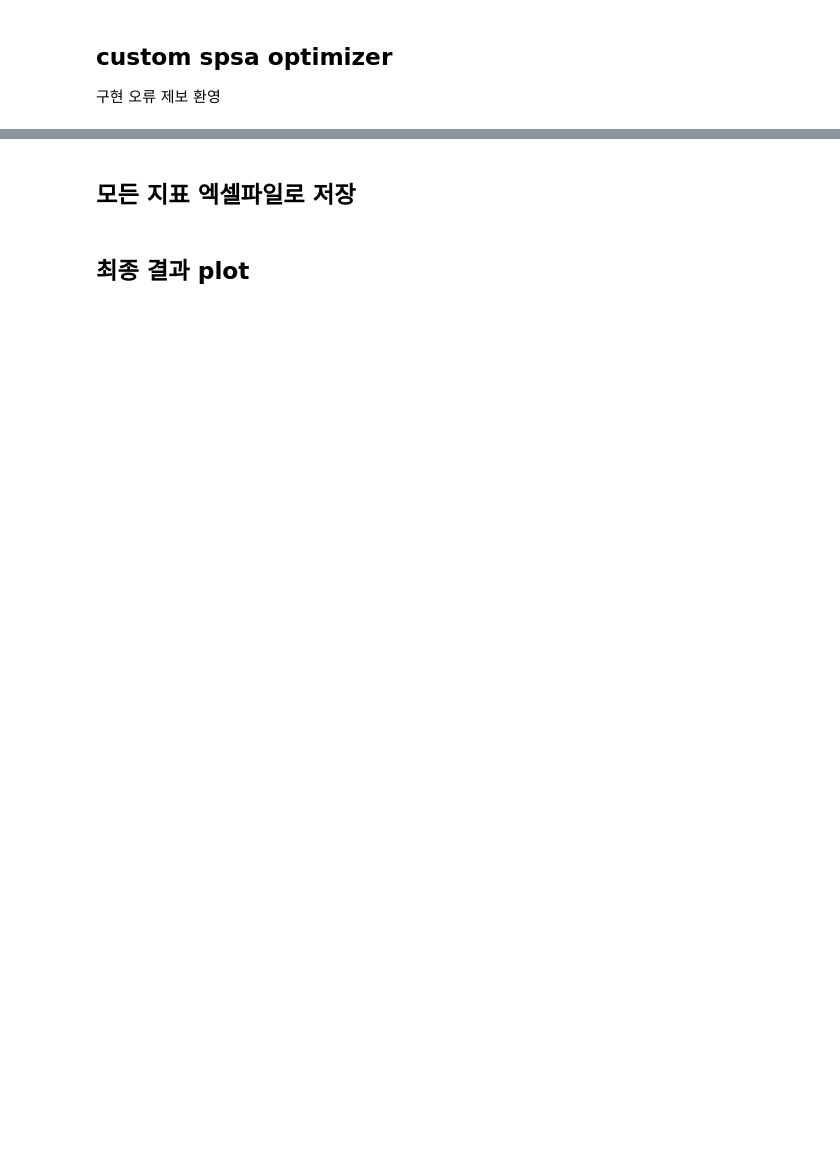
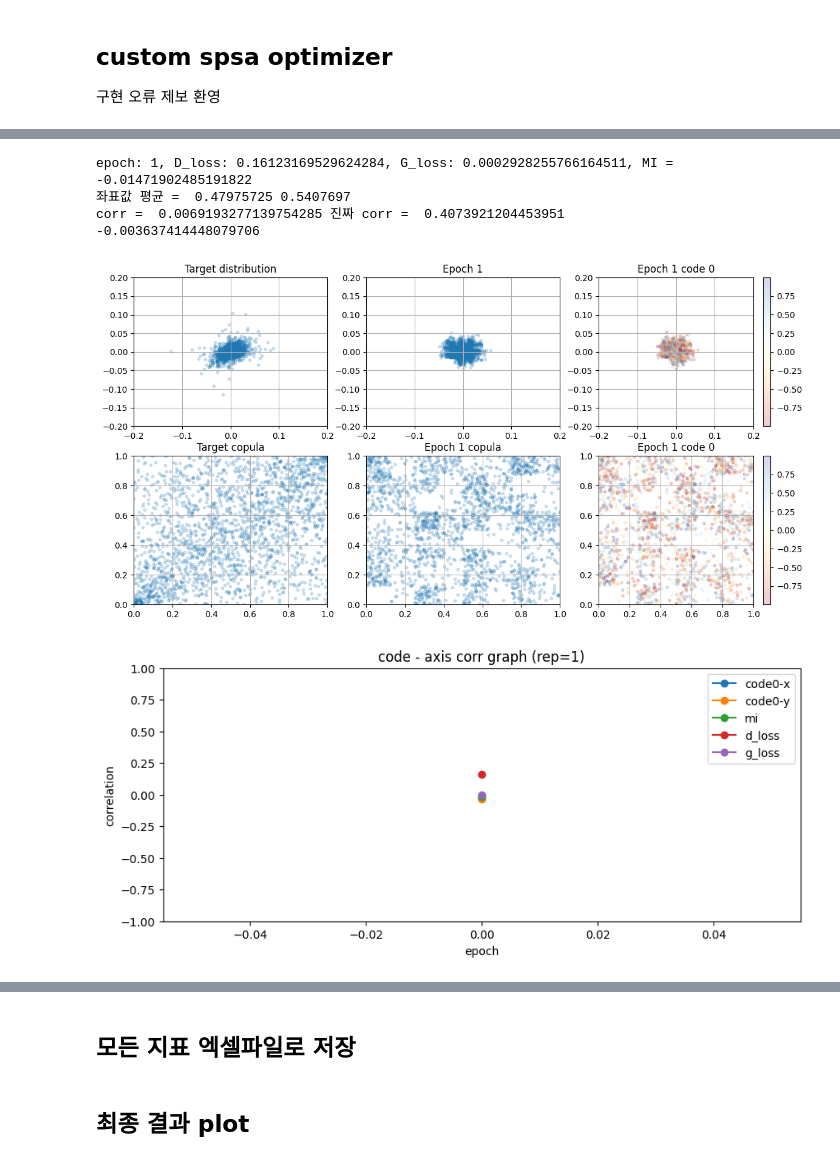
Before and after one commit to red1108/infoQGAN-outdated-, a Jupyter notebook: infoQGAN_finance/code_spsa.ipynb, the cells around one changed output, grey strips where cells are left out. Drawn from its saved outputs; the diff is of its cells as text; code cells hidden in the pictures; blank space fills up the shorter version.

```diff
--- a/infoQGAN_finance/code_spsa.ipynb
+++ b/infoQGAN_finance/code_spsa.ipynb
@@ -124,8 +122,6 @@ coeff = 0.2
 def generator_init(generator_input):
     for i in range(noise_qubits):
         qml.Hadamard(wires=i)
-    for i in range(noise_qubits):
-        qml.RZ(generator_input[i]*np.pi/2, wires=i) # TODO: *a 해서 값 범위 맞추기
     for i in range(noise_qubits//2):
         qml.CNOT(wires=[i, i+noise_qubits//2])
 
@@ -152,15 +148,15 @@ def generator_forward(params, generator_input):
     generator_output = [generator_circuit(params, single_in) for single_in in generator_input]
     values = []
     for output in generator_output:
-        x = 0
-        y = 0
+        gen_x = 0
+        gen_y = 0
         for i in range(noise_qubits//2):
-            x += (0.5**(i+1)) * output[i]
+            gen_x += (0.5**(i+1)) * output[i]
         for i in range(noise_qubits//2, noise_qubits):
-            y += (0.5**(i-noise_qubits//2+1)) * output[i]
-        x += random.randint(0, (2**20)-1) / (2**23)
-        y += random.randint(0, (2**20)-1) / (2**23)
-        values.append([x, y])
+            gen_y += (0.5**(i-noise_qubits//2+1)) * output[i]
+        gen_x += random.randint(0, (2**20)-1) / (2**23)
+        gen_y += random.randint(0, (2**20)-1) / (2**23)
+        values.append([gen_x, gen_y])
     generator_output = torch.tensor(values) # (-1, 2) 차원
     return generator_output
 
@@ -403,13 +401,13 @@ for i in range(code_qubits):
 recorder = {k: [] for k in recorder_keywords}
 final_rep = 0
 
-c_target = np.corrcoef(x[:,0], x[:,1])[0,1]
+c_target = np.corrcoef(target_distribution[:,0], target_distribution[:,1])[0,1]
 
 x_recorder = []
 
 for rep in range(1, epoch+1):
-    np.random.shuffle(x)
-    iter_num = int(BATCH_SIZE // MINIBATCH_SIZE) # 매번 50% 추출해서 학습. 셔플하니까 자투리 생기는건 무시.
+    np.random.shuffle(target_distribution)
+    iter_num = int(min(BATCH_SIZE,len(target_distribution))  // MINIBATCH_SIZE) # 매번 50% 추출해서 학습. 셔플하니까 자투리 생기는건 무시.
     #iter_num = 16
     generator_seeds = torch.rand((BATCH_SIZE, n_qubits)) * 2 - 1 # seed = (2048, n_qubits)
     gen_outputs = generator_forward(generator_params, generator_seeds).detach() # 2048번 돌아간다
@@ -425,16 +423,16 @@ for rep in range(1, epoch+1):
                                                       stock_returns["MSFT"].mean(), stock_returns["MSFT"].std())
     gen_rev = torch.FloatTensor(np.column_stack((gen_rev_x, gen_rev_y)))
     gen_rev.to(device)
+
     for i in pbar:
-        x_indices = np.random.choice(len(copula_points), size=MINIBATCH_SIZE)
-        batch = torch.FloatTensor(copula_points[x_indices])
+        x_indices = np.random.choice(len(target_distribution), size=MINIBATCH_SIZE)
+        batch = torch.FloatTensor(target_distribution[x_indices])
 
         fake_input = gen_rev[MINIBATCH_SIZE * i : MINIBATCH_SIZE * i + MINIBATCH_SIZE]
         generator_seed = generator_seeds[MINIBATCH_SIZE * i : MINIBATCH_SIZE * i + MINIBATCH_SIZE]
 
         # train discriminator
         disc_loss = disc_cost_fn(batch, fake_input, smoothing=False)
-        print("disc loss = ", disc_loss)
         D_opt.zero_grad()
         disc_loss.requires_grad_(True)
         disc_loss.backward()
@@ -468,30 +466,37 @@ for rep in range(1, epoch+1):
     recorder['mi'].append(mi_sum/iter_num)
 
     gen_outputs = gen_outputs.numpy()
     print("epoch: {}, D_loss: {}, G_loss: {}, MI = {}".format(rep, D_loss_sum/iter_num, G_loss, mi_sum/iter_num))
     print("좌표값 평균 = ", np.mean(gen_outputs[:,0]), np.mean(gen_outputs[:,1]))
 
     c_gen = np.corrcoef(gen_outputs[:,0], gen_outputs[:,1])[0,1]
     print("corr = ", c_gen, "진짜 corr = ", c_target)
     recorder['corr'].append(c_gen)
 
     df = pd.DataFrame({'x': gen_outputs[:, 0], 'y': gen_outputs[:, 1]})
     for i in range(code_qubits):
         df[f'code{i}']=generator_seeds[:, i]
     corr_mat = df.corr().to_numpy()
     for i in range(code_qubits):
         recorder[f'code{i}-x'].append(corr_mat[0, i+2])
         recorder[f'code{i}-y'].append(corr_mat[1, i+2])
 
     visualize_output(gen_outputs, generator_seeds, title, rep, recorder)
     x_recorder.append(generator_params[0][0][0].item())
     plt.plot(x_recorder)
     plt.show()
 
     if rep % 10 == 0:
         with open(f'result/{title}/discriminator_{rep}.pkl', 'wb') as file:
             pickle.dump(discriminator, file)
         with open(f'result/{title}/generator_{rep}.pkl', 'wb') as file:
             pickle.dump(generator_params, file)
 
     final_rep = rep
+# %% [output]
+epoch: 1, D_loss: 0.16123169529624284, G_loss: 0.0002928255766164511, MI = -0.01471902485191822
+좌표값 평균 =  0.47975725 0.5407697
+corr =  0.0069193277139754285 진짜 corr =  0.4073921204453951
+-0.003637414448079706
+[figure, added]
+[figure, added]
```
Also changed, not shown: parts of 10 cells of this notebook, 2 other files.
